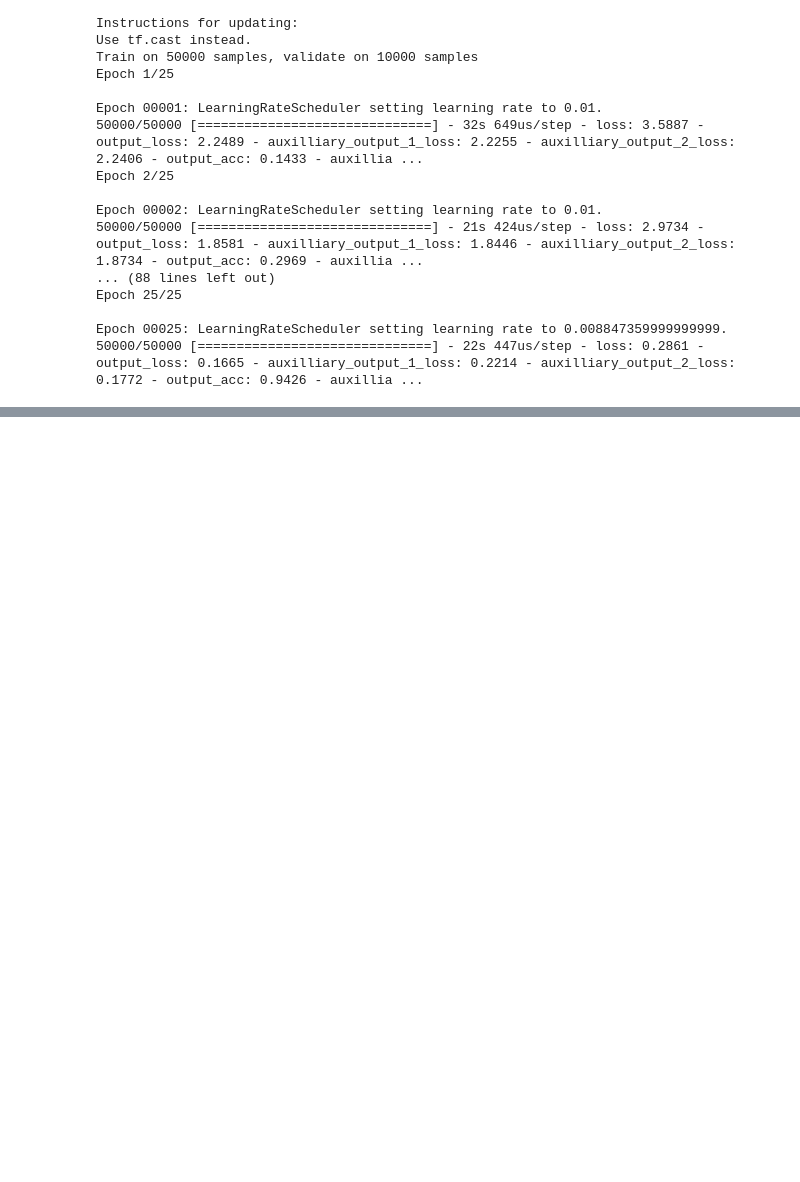
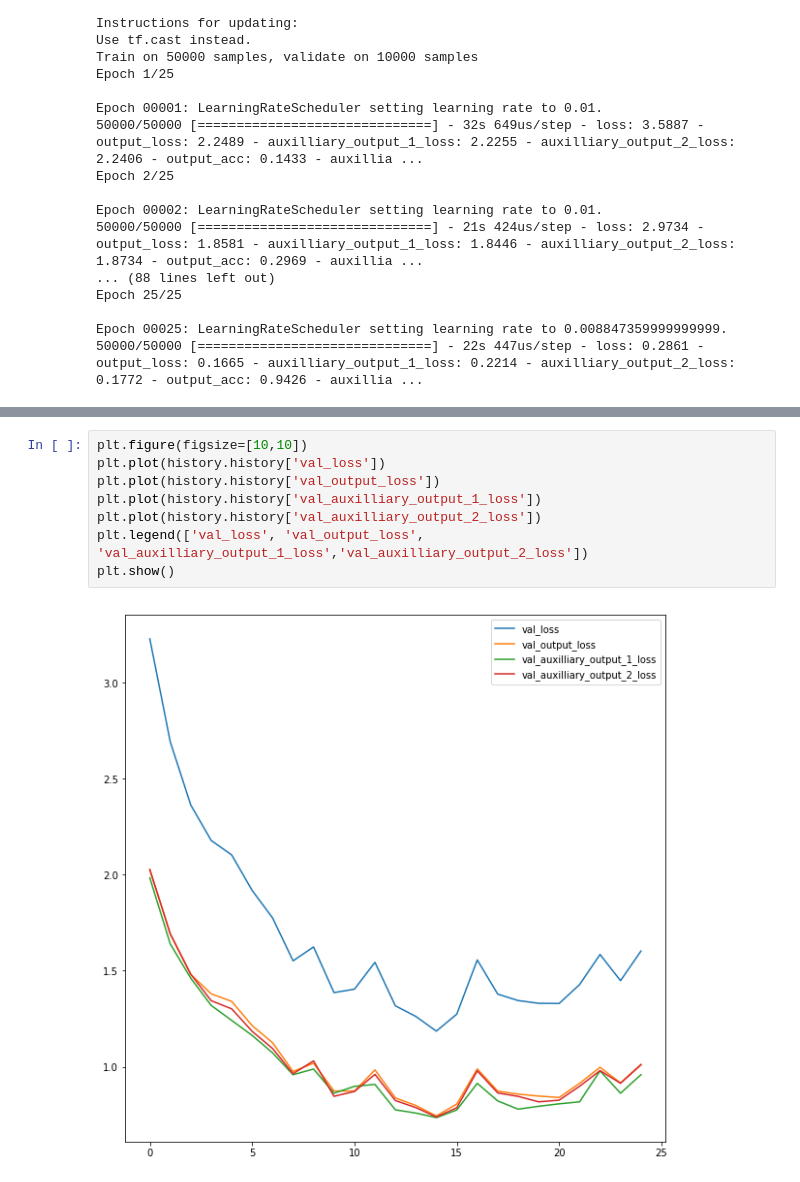
Before and after one commit to ChetanMadan/CNNs, a Jupyter notebook: inception/inception.ipynb, the cells around one changed output, grey strips where cells are left out. Cells and saved outputs as stored; diff of their text form; blank space fills up the shorter version.

```diff
--- a/inception/inception.ipynb
+++ b/inception/inception.ipynb
@@ -204,0 +224,10 @@ Epoch 00025: LearningRateScheduler setting learning rate to 0.008847359999999999
+# %%
+plt.figure(figsize=[10,10])
+plt.plot(history.history['val_loss'])
+plt.plot(history.history['val_output_loss'])
+plt.plot(history.history['val_auxilliary_output_1_loss'])
+plt.plot(history.history['val_auxilliary_output_2_loss'])
+plt.legend(['val_loss', 'val_output_loss', 'val_auxilliary_output_1_loss','val_auxilliary_output_2_loss'])
+plt.show()
+# %% [output]
+[figure, added]
```
Also changed, not shown: parts of 4 cells of this notebook.
